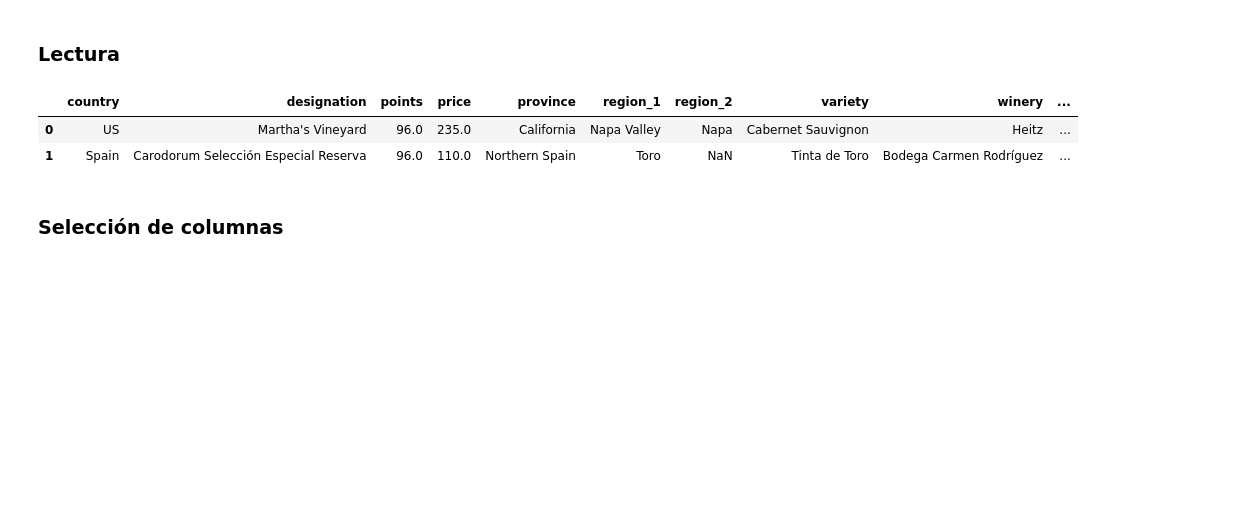
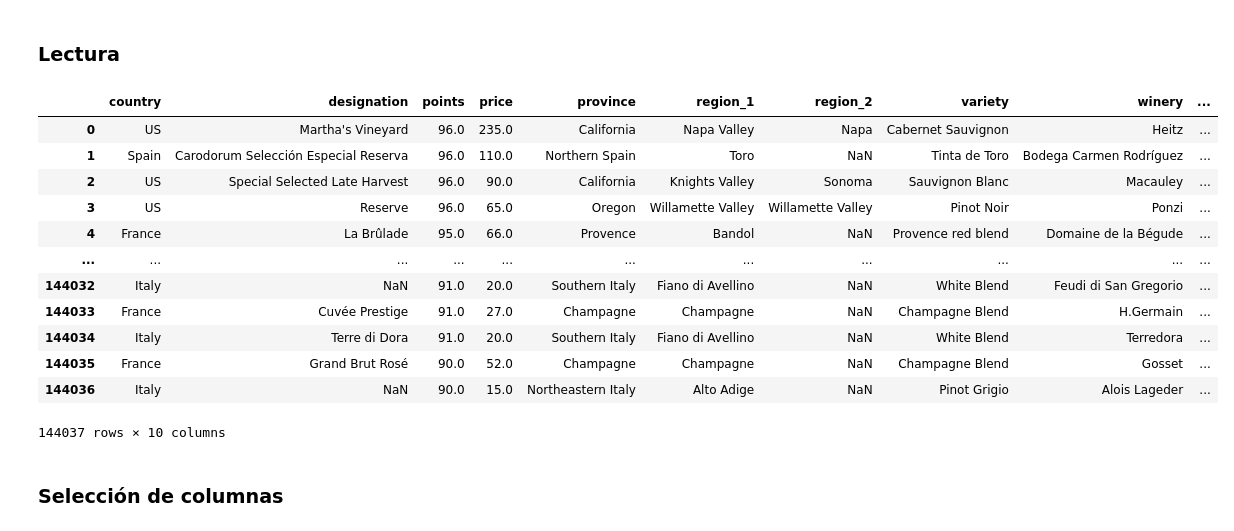
Before and after one commit to andresfkyjas/pad20252_1, a Jupyter notebook: src/clases_ad/clase_5678_pandas.ipynb, the cells around one changed output. Saved outputs shown, nothing was run; the diff lists cells and outputs as text; code cells hidden in the pictures; blank space fills up the shorter version.

```diff
--- a/src/clases_ad/clase_5678_pandas.ipynb
+++ b/src/clases_ad/clase_5678_pandas.ipynb
@@ -57,26 +57,36 @@ print(df)
 # %%
 # ruta
 ruta_csv = "static/csv/winemag-data_first150k.csv"
 # variable
 #lectura de csv
 df_csv = pd.read_csv(ruta_csv,delimiter=";")
-df_csv.head(2)
+df_csv
 #lectura de excel
 #ruta_excel = "static/excel/mi_excel.xlsx"
 #df_excel = pd.read_excel(ruta_excel, sheet_name="Hoja1")
 #LECTURA DE JSON
 # ruta_json = "static/json/mi_json.json"
 # df_json = pd.read_json(ruta_json)
 #LECTURA DE HTML
 # ruta_html = "static/html/mi_html.html"
 # df_html = pd.read_html(ruta_html)
 #LECTURA DE PARQUET
 # ruta_parquet = "static/parquet/mi_parquet.parquet"
 # df_parquet = pd.read_parquet(ruta_parquet)
 # %% [output]
 |  | country | designation | points | price | province | region_1 | region_2 | variety | winery | ... |
 | 0 | US | Martha's Vineyard | 96.0 | 235.0 | California | Napa Valley | Napa | Cabernet Sauvignon | Heitz | ... |
 | 1 | Spain | Carodorum Selección Especial Reserva | 96.0 | 110.0 | Northern Spain | Toro | NaN | Tinta de Toro | Bodega Carmen Rodríguez | ... |
+| 2 | US | Special Selected Late Harvest | 96.0 | 90.0 | California | Knights Valley | Sonoma | Sauvignon Blanc | Macauley | ... |
+| 3 | US | Reserve | 96.0 | 65.0 | Oregon | Willamette Valley | Willamette Valley | Pinot Noir | Ponzi | ... |
+| 4 | France | La Brûlade | 95.0 | 66.0 | Provence | Bandol | NaN | Provence red blend | Domaine de la Bégude | ... |
+| ... | ... | ... | ... | ... | ... | ... | ... | ... | ... | ... |
+| 144032 | Italy | NaN | 91.0 | 20.0 | Southern Italy | Fiano di Avellino | NaN | White Blend | Feudi di San Gregorio | ... |
+| 144033 | France | Cuvée Prestige | 91.0 | 27.0 | Champagne | Champagne | NaN | Champagne Blend | H.Germain | ... |
+| 144034 | Italy | Terre di Dora | 91.0 | 20.0 | Southern Italy | Fiano di Avellino | NaN | White Blend | Terredora | ... |
+| 144035 | France | Grand Brut Rosé | 90.0 | 52.0 | Champagne | Champagne | NaN | Champagne Blend | Gosset | ... |
+| 144036 | Italy | NaN | 90.0 | 15.0 | Northeastern Italy | Alto Adige | NaN | Pinot Grigio | Alois Lageder | ... |
+144037 rows × 10 columns
 # %% [markdown]
 ### Selección de columnas
 # %%
```
Also changed, not shown: parts of 6 cells of this notebook, 1 other file.
